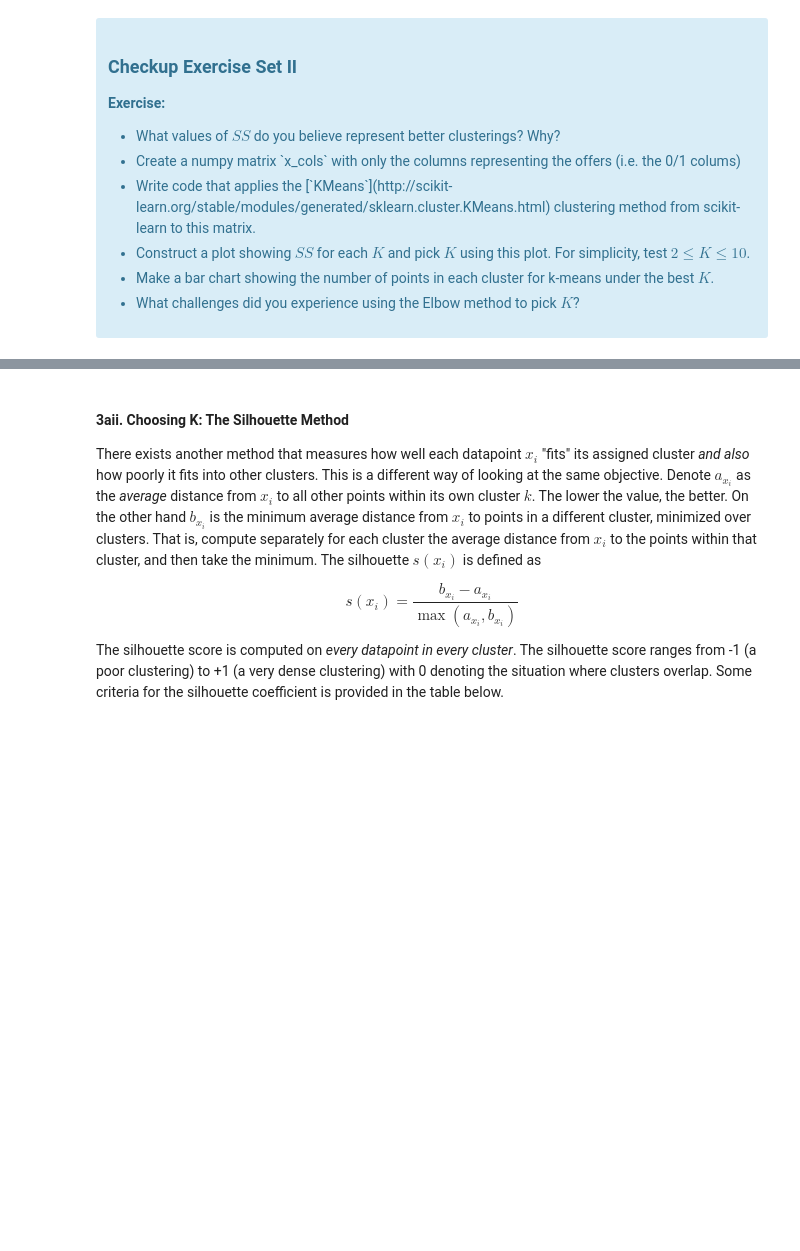
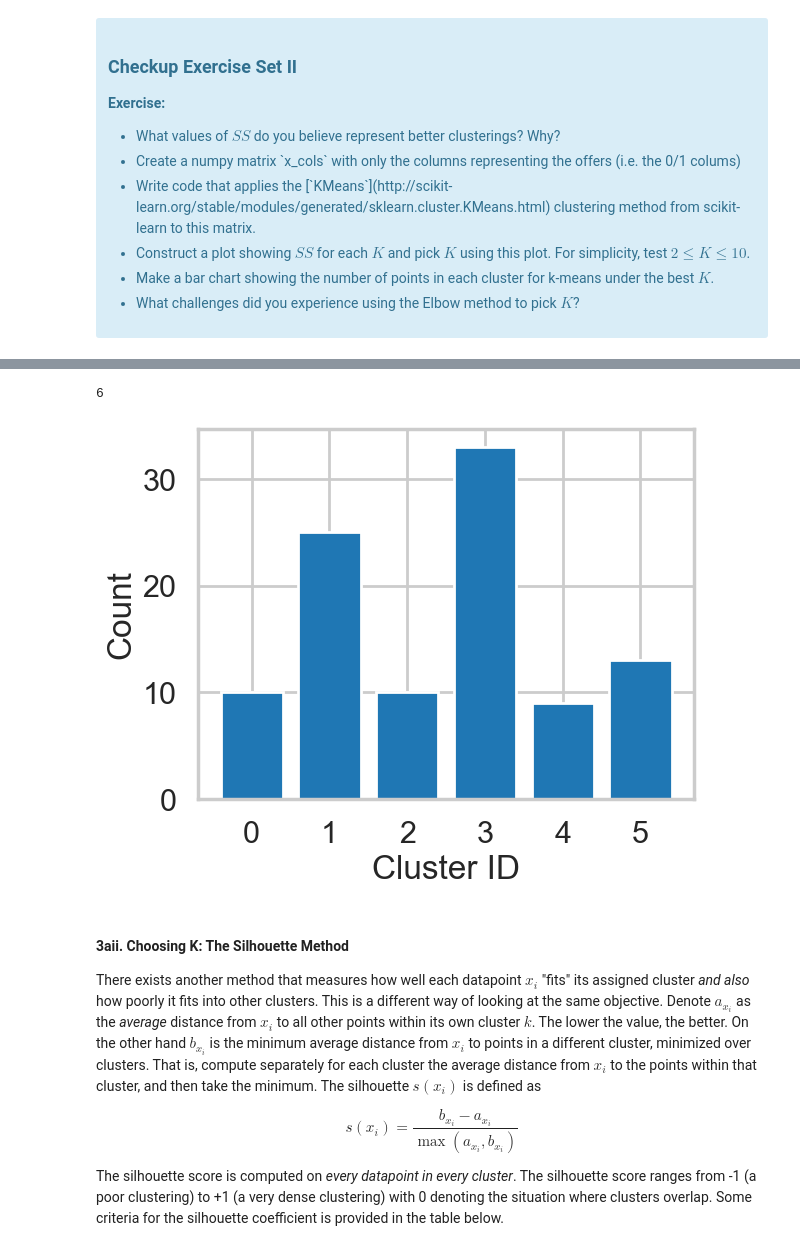
Before and after one commit to benpeters252/Projects, a Jupyter notebook: 1602764303_Clustering_Case_Study_updated_10_15_2020/Clustering Case Study - Customer Segmentation with K-Means - Tier 1.ipynb, the cells around one changed output, grey strips where cells are left out. Saved outputs shown, nothing was run; the diff lists cells and outputs as text; code cells hidden in the pictures; blank space fills up the shorter version.

```diff
--- a/1602764303_Clustering_Case_Study_updated_10_15_2020/Clustering Case Study - Customer Segmentation with K-Means - Tier 1.ipynb
+++ b/1602764303_Clustering_Case_Study_updated_10_15_2020/Clustering Case Study - Customer Segmentation with K-Means - Tier 1.ipynb
@@ -178,17 +181,21 @@ plt.ylabel("Sum of Squares")
 # %%
 # What is the best K? Fill in the assignment below appropriately
-best_K = _ _ _
+best_K = 6
 assignments_best_K = assignments[str(best_K)]
 counts = np.bincount(assignments_best_K)
 print(len(counts))
 
 # Call bar() on plt, with parameters range(best_K), counts, and align = 'center'
-_ _ _._ _ _()
+plt.bar(x=range(best_K), height=counts, align = 'center')
 
 # Label the axes
-plt._ _ _("Cluster ID")
-plt._ _ _("Count")
+plt.xlabel("Cluster ID")
+plt.ylabel("Count")
 plt.xticks(range(best_K))
+plt.show()
+# %% [output]
+6
+[figure, added]
 # %% [markdown]
 #### 3aii. Choosing K: The Silhouette Method
 
```
Also changed, not shown: parts of 6 cells of this notebook, 1 other file.
